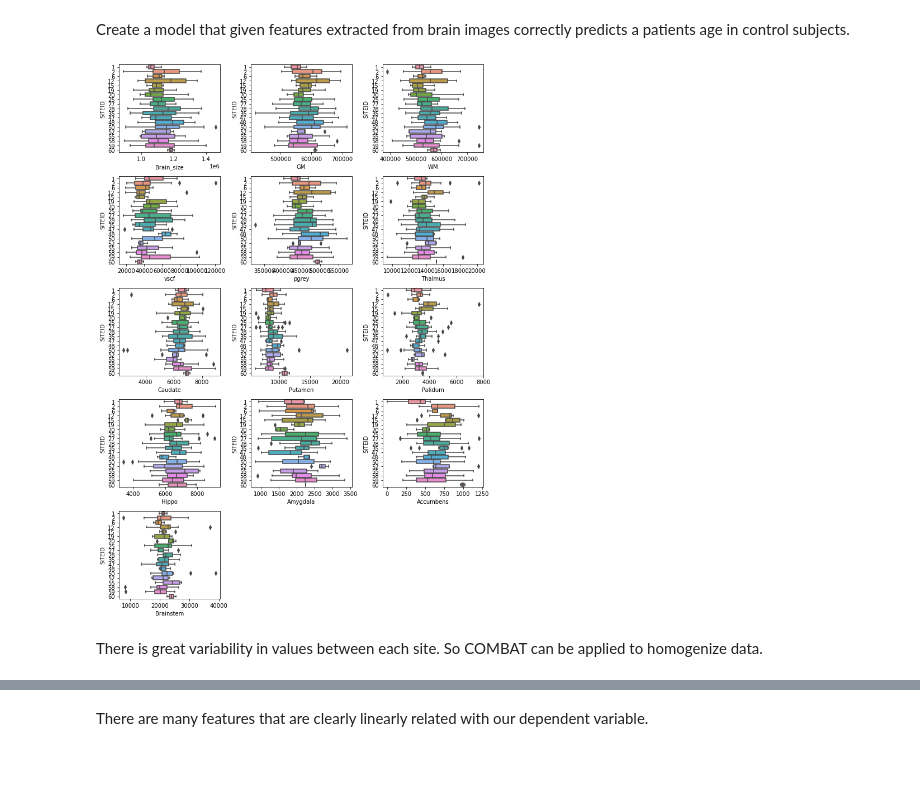
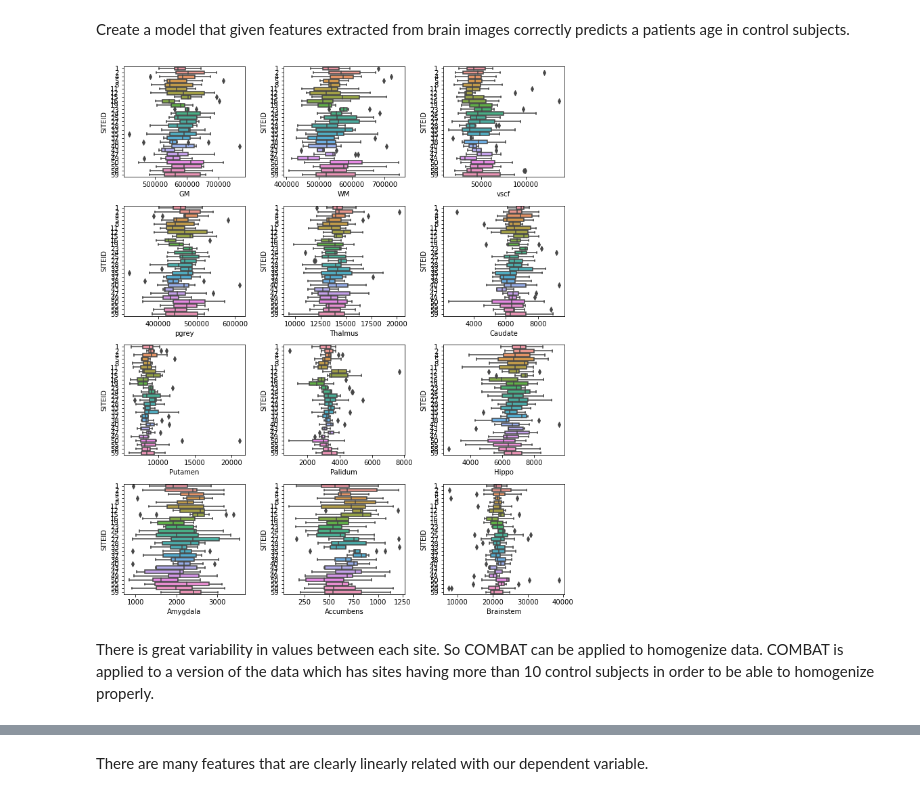
Before and after one commit to JGarciaCondado/ADNIBrainAge, a Jupyter notebook: jupyternotebooks/structuralBrainAge.ipynb, the cells around one changed output, grey strips where cells are left out. Drawn from its saved outputs; the diff is of its cells as text; code cells hidden in the pictures; blank space fills up the shorter version.

Commit message:
Update to switch between full and combat ready data

```diff
--- a/jupyternotebooks/structuralBrainAge.ipynb
+++ b/jupyternotebooks/structuralBrainAge.ipynb
@@ -22,25 +24,32 @@ Create a model that given features extracted from brain images correctly predict
 # %%
 # Load dataframe
 df_full = pd.read_csv('../DATA/adni_full_data.csv', index_col=0)
+df_full_homo = pd.read_csv('../DATA/adni_full_data_for_homogenisation.csv', index_col=0)
+
+# Mark features to use
+# We do not use brain size since its just GM+WM which makes it redundant
+features = ['GM', 'WM', 'vscf', 'pgrey',
+        'Thalmus', 'Caudate', 'Putamen', 'Palidum',
+        'Hippo', 'Amygdala', 'Accumbens', 'Brainstem']
+
+# Need to normalize values using vscale for data that is not to be homogenised
+for f in features:
+    df_full[f] = df_full[f]*df_full['Vscale']
 
 # Exctract controls that haven't converted
 df_cn = df_full[df_full['TYPECONVERSOR']==1.0]
-
-# Mark features to use
-features = ['Brain_size', 'GM', 'WM', 'vscf', 'pgrey',
-        'Thalmus', 'Caudate', 'Putamen', 'Palidum',
-        'Hippo', 'Amygdala', 'Accumbens', 'Brainstem']
+df_cn_homo = df_full_homo[df_full_homo['TYPECONVERSOR']==1.0]
 # %%
 # Explor variability of features by site
 plt.figure(figsize=(10,14))
 for i, feature in enumerate(features):
     plt.subplot(5,3,i+1)
-    ax = sns.boxplot(x=feature, y='SITEID', data=df_cn, orient='h')
+    ax = sns.boxplot(x=feature, y='SITEID', data=df_cn_homo, orient='h')
     plt.tight_layout()
 # %% [output]
-[figure, old version]
+[figure, new version]
 # %% [markdown]
-There is great variability in values between each site. So COMBAT can be applied to homogenize data.
+There is great variability in values between each site. So COMBAT can be applied to homogenize data. COMBAT is applied to a version of the data which has sites having more than 10 control subjects in order to be able to homogenize properly.
 # %%
 # Data harmonization with Combat
 from pycombat import Combat
```
Also changed, not shown: parts of 40 cells of this notebook.
